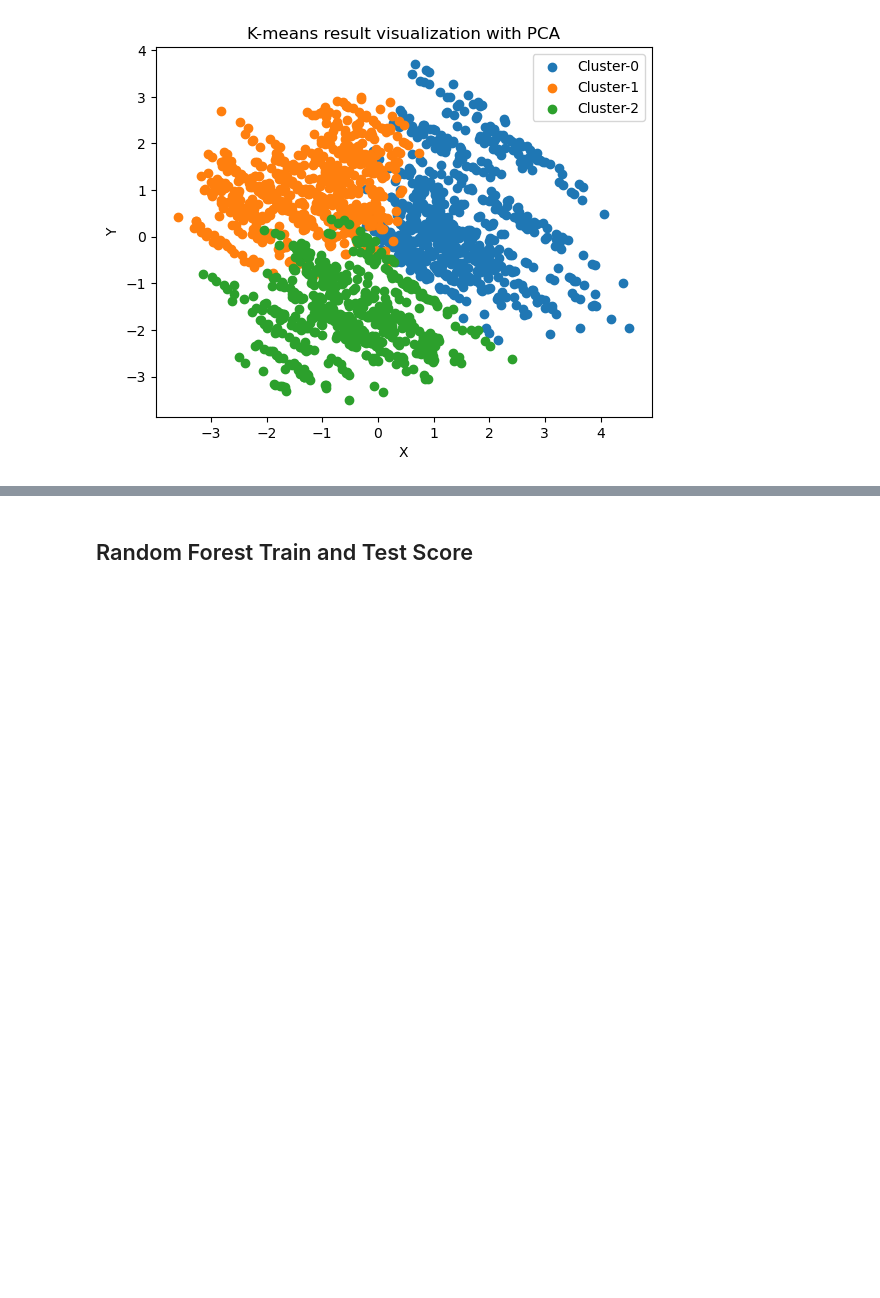
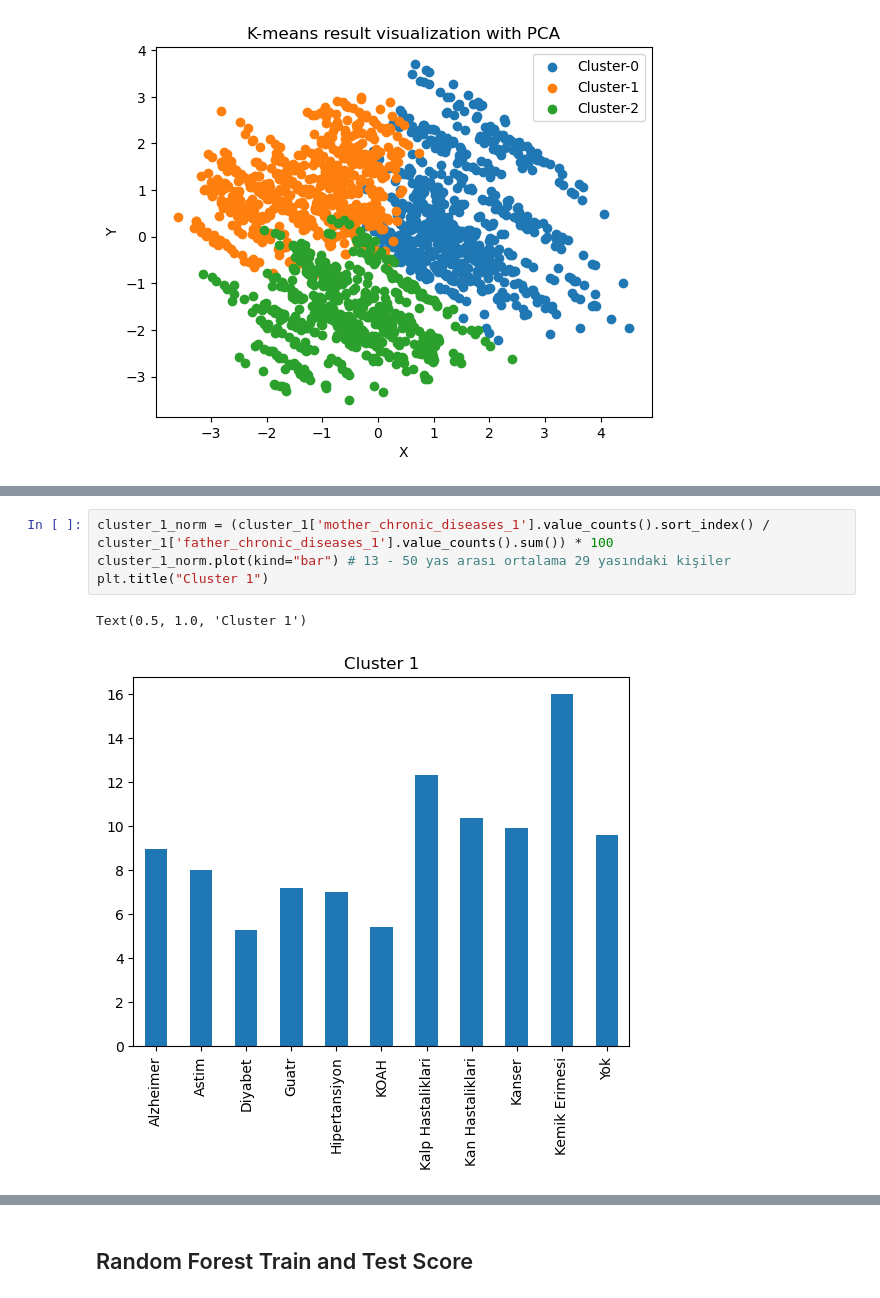
Before and after one commit to yusufmertcel/Pusula_YusufMert_Celikarslan, a Jupyter notebook: data_analysis.ipynb, the cells around one changed output, grey strips where cells are left out. Saved outputs shown, nothing was run; the diff lists cells and outputs as text; blank space fills up the shorter version.

```diff
--- a/data_analysis.ipynb
+++ b/data_analysis.ipynb
@@ -620 +610,8 @@ cluster_1.describe() # 13 - 50 yas arası ortalama 29 yasındaki kişiler
+# %%
+cluster_1_norm = (cluster_1['mother_chronic_diseases_1'].value_counts().sort_index() / cluster_1['father_chronic_diseases_1'].value_counts().sum()) * 100
+cluster_1_norm.plot(kind="bar") # 13 - 50 yas arası ortalama 29 yasındaki kişiler
+plt.title("Cluster 1")
+# %% [output]
+Text(0.5, 1.0, 'Cluster 1')
+[figure, added]
 # %%
```
Also changed, not shown: parts of 15 cells of this notebook, 1 other file.
